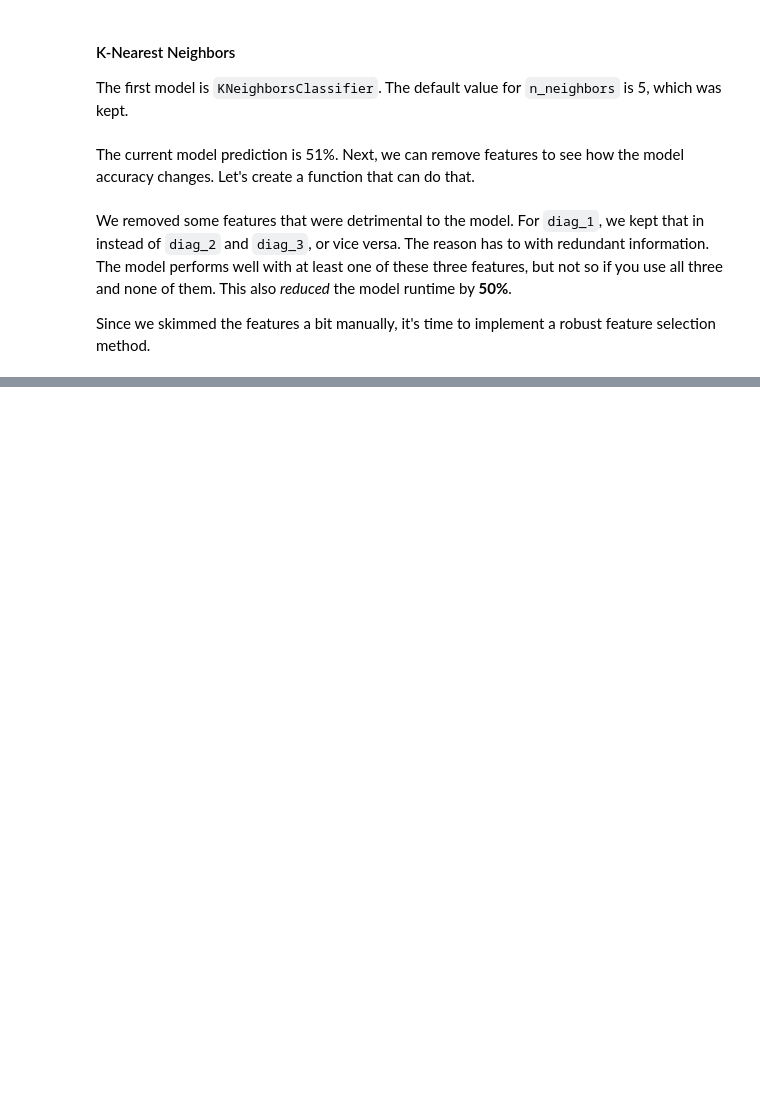
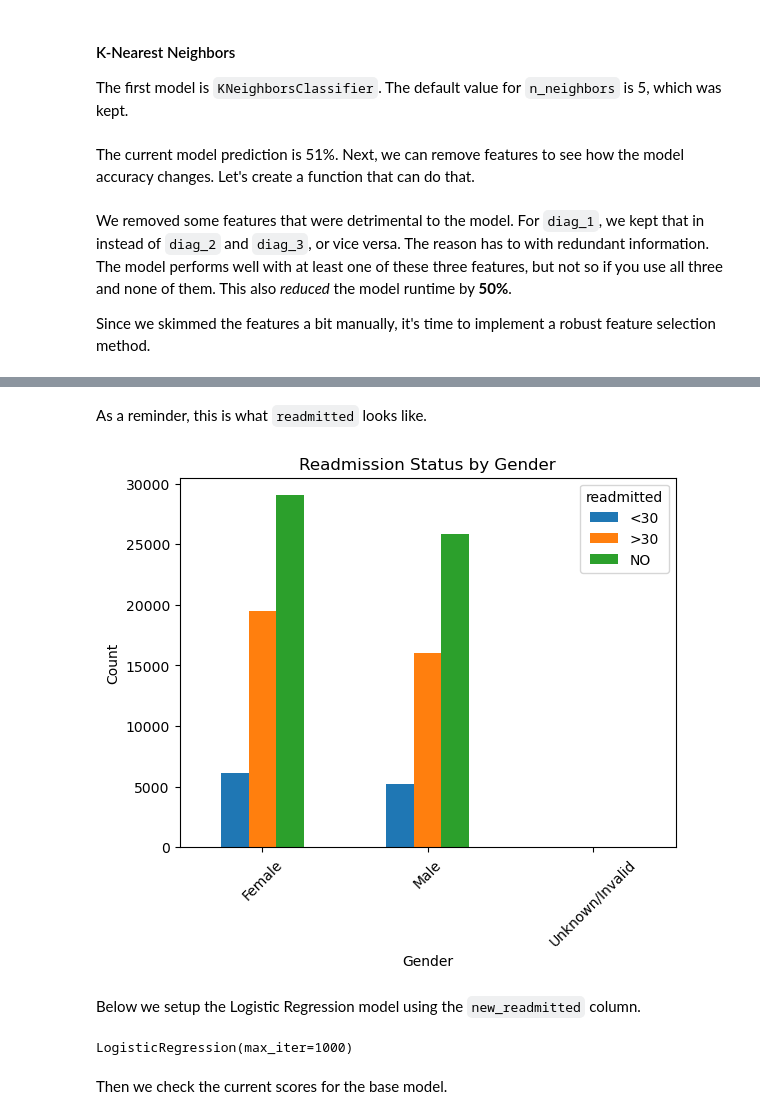
Before and after one commit to cjmagana/predicting_readmission_diabetes, a Jupyter notebook: predicting_readmission_diabetes.ipynb, the cells around one changed output, grey strips where cells are left out. Saved outputs shown, nothing was run; the diff lists cells and outputs as text; code cells hidden in the pictures; blank space fills up the shorter version.

```diff
--- a/predicting_readmission_diabetes.ipynb
+++ b/predicting_readmission_diabetes.ipynb
@@ -1577,0 +1836,77 @@ print("Best model accuracy:", accuracy)
+# %% [markdown]
+As a reminder, this is what `readmitted` looks like.
+# %%
+# Setup data for plotting
+grouped_cols = copy_df.groupby(['gender', 'readmitted']).size().unstack()
+
+# Plot the grouped bar plot
+grouped_cols.plot(kind='bar', stacked=False)
+
+# Add labels and title
+plt.xlabel('Gender')
+plt.ylabel('Count')
+plt.title('Readmission Status by Gender')
+
+plt.xticks(rotation=45)
+
+# Display the plot
+plt.show()
+# %% [output]
+[figure, added]
+# %% [markdown]
+Below we setup the Logistic Regression model using the `new_readmitted` column.
+# %%
+from sklearn.linear_model import LogisticRegression
+from sklearn.metrics import accuracy_score, precision_score, recall_score, f1_score, roc_auc_score
+from sklearn.preprocessing import StandardScaler, OrdinalEncoder
+from sklearn.model_selection import train_test_split
+
+# Use features selected by RFE
+features_rfe = ['time_in_hospital', 'change', 'metformin', 'num_procedures', 'admission_source_id',
+                'number_outpatient', 'num_medications', 'age', 'number_emergency',
+                'discharge_disposition_id', 'glyburide', 'number_inpatient', 'A1Cresult',
+                'insulin', 'num_lab_procedures', 'diag_1', 'gender', 'diabetesMed',
+                'admission_type_id', 'glipizide', 'number_diagnoses', 'medical_specialty', 'race']
+
+# Seperate target from data
+target = copy_df['new_readmitted']
+temp_df = copy_df.drop(columns=['new_readmitted', 'readmitted'])
+
+# Create df with just the features wanted
+new_df = temp_df[features_rfe].dropna()
+
+# Define the numerical and categorical features in the DataFrame
+numeric_features = ['time_in_hospital', 'num_lab_procedures', 'num_procedures', 'num_medications',
+                    'number_outpatient', 'number_emergency', 'number_inpatient', 'number_diagnoses']
+categorical_features = list(set(features_rfe) - set(numeric_features))
+
+# Create scaler for numerical columns
+sc = StandardScaler()
+
+# update the cols with their normalized values
+new_df[numeric_features] = sc.fit_transform(new_df[numeric_features])
+
+# convert string variable to One Hot Encoding
+for col in categorical_features:
+    new_df = pd.get_dummies(new_df, columns=[col], prefix = [col])
+
+# Set X and y
+y = target
+X = new_df
+
+#Split the data into chunks
+X_train, X_test, y_train, y_test = train_test_split(X, y, test_size=.2, random_state = 42)
+
+#turn in to 1d arrays
+y_train = y_train.to_numpy().ravel()
+y_test = y_test.to_numpy().ravel()
+
+# Initiate lr classifier
+cc_lr = LogisticRegression(max_iter=1000)
+
+# Fit the k-NN classifier on the training data
+cc_lr.fit(X_train, y_train)
+# %% [output]
+LogisticRegression(max_iter=1000)
+# %% [markdown]
+Then we check the current scores for the base model.
```
Also changed, not shown: parts of 94 cells of this notebook.
